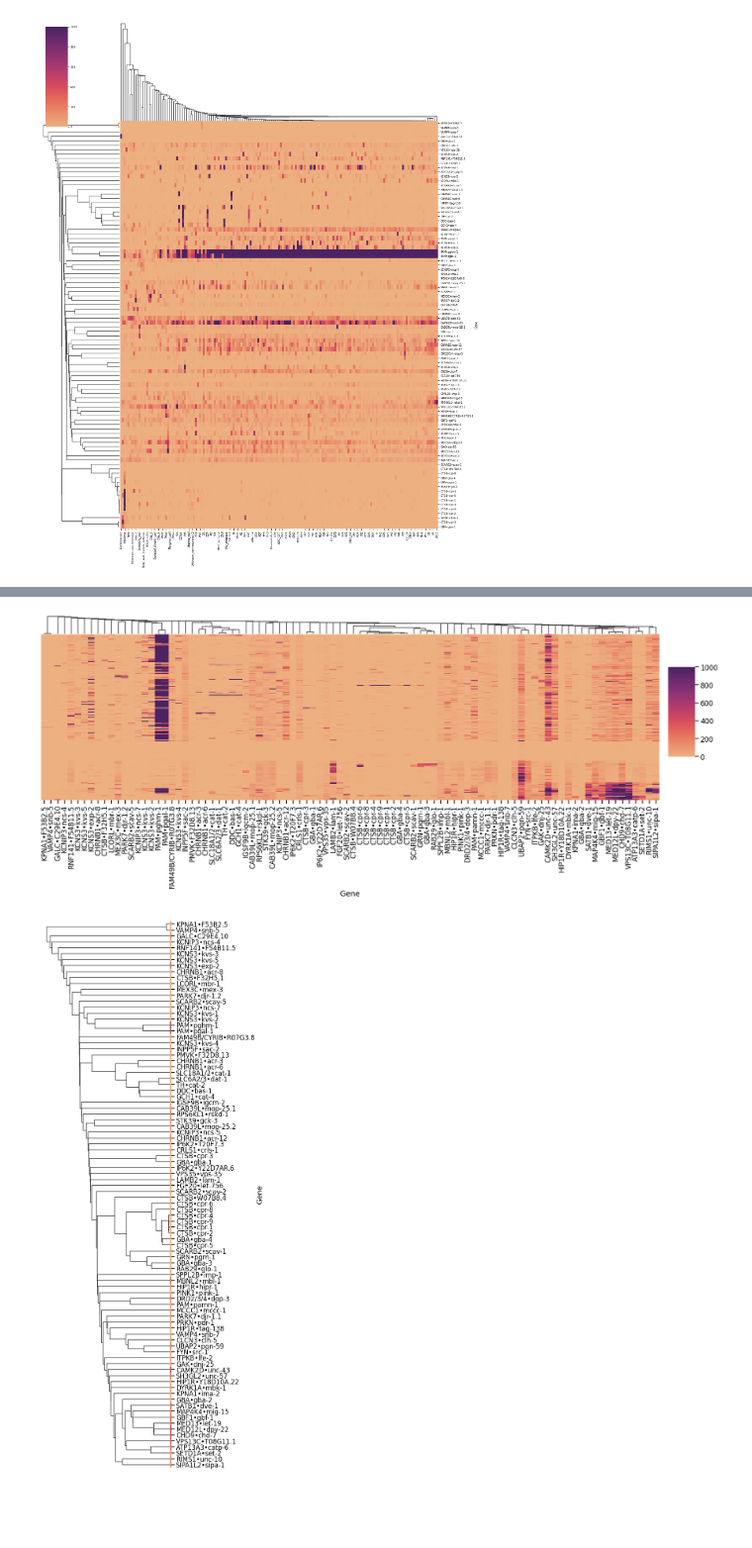
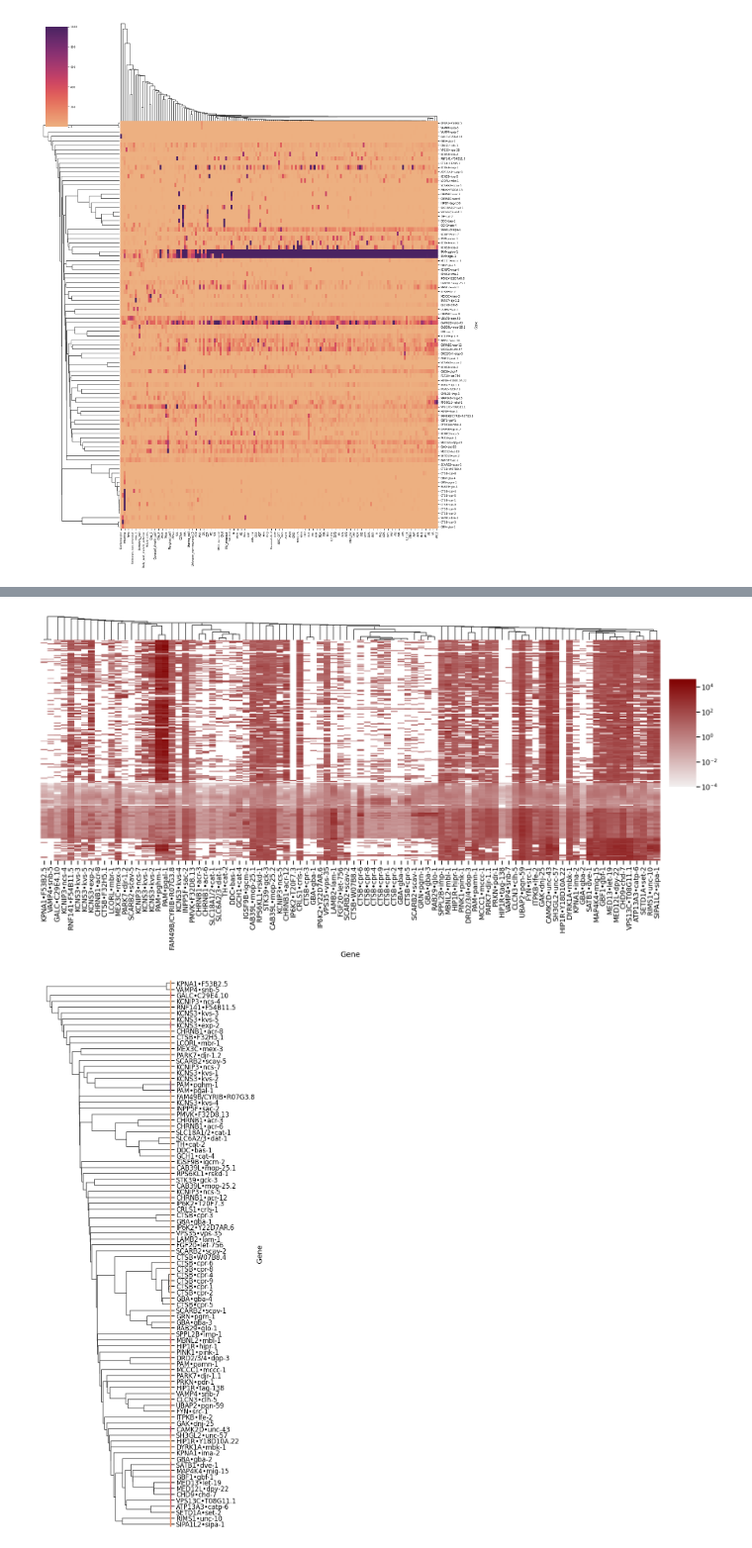
Before and after one commit to JosephLiangUBC/Joseph-Jupyter-Notebooks, a Jupyter notebook: PDGeneExpressionBioinformatics.ipynb, the cells around one changed output, grey strips where cells are left out. Shown at 99% size. Cells and saved outputs as stored; diff of their text form; code cells hidden in the pictures; blank space fills up the shorter version.

```diff
--- a/PDGeneExpressionBioinformatics.ipynb
+++ b/PDGeneExpressionBioinformatics.ipynb
@@ -139,28 +160,34 @@ CAB39L•mop-25.2           53.396005   46.106459
 
 [92 rows x 169 columns]
 # %%
+from matplotlib.colors import LogNorm, Normalize
+from matplotlib.ticker import MaxNLocator
 sns.set_context("talk")
 g = sns.clustermap(merged_df.iloc[:,3:].transpose(),
-                   cmap="flare",
-                   figsize=(30,10),
+#                    merged_df.iloc[:,3:].transpose(),
+                   cmap=sns.light_palette("maroon", as_cmap=True),
+                   figsize=(30,12),
 #                    row_linkage=dgramlinkage,
                    method="single",
                    row_cluster=False,
-#                    cbar_pos=(0, 0, .03, .4),
                    dendrogram_ratio=(0,0.1),
 #                    z_score=0,
                    metric="correlation",
                    vmax=1000,
                    tree_kws=dict(linewidths=1.5),
                    xticklabels=True,
-                   yticklabels=False)
+                   yticklabels=False,
+                   norm=LogNorm()
+                  )
+# g.ax_col_dendrogram.set_visible(False)
 g.fig.subplots_adjust(right=0.7)
 g.ax_cbar.set_position((0.71, 0.5, .03, .3))
 # dgramlinkage = g.dendrogram_row.linkage
 # den_rows = g.dendrogram_row.reordered_ind
 # g.savefig("/Users/Joseph/Desktop/GeneExpressionCSV/merged.png", format='png', dpi=450)
+g.savefig("/Users/Joseph/Desktop/PD_Screen_TapHab/Gene_Expression_log.png", format='png', dpi=450)
 # %% [output]
-[figure, old version]
+[figure, new version]
 # %%
 sns.set_context("talk")
 g = sns.clustermap(merged_df.iloc[:,3:],
```
Also changed, not shown: parts of 2 cells of this notebook, 8 other files.
